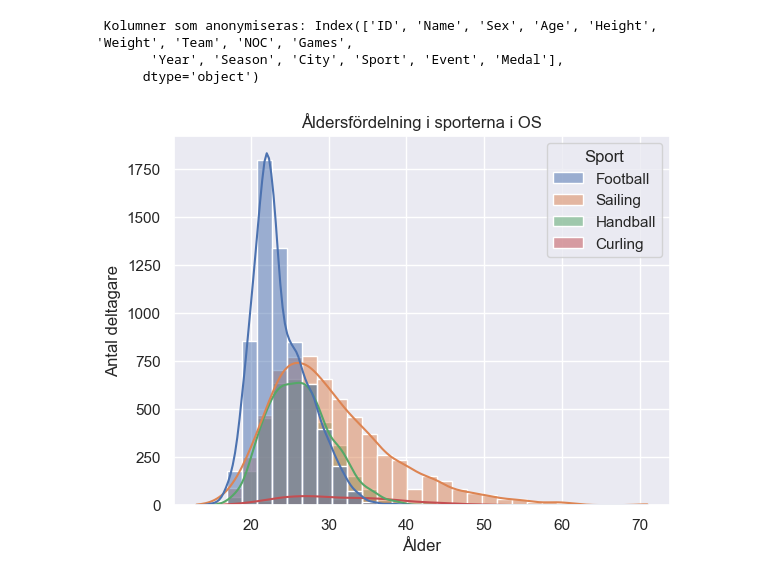
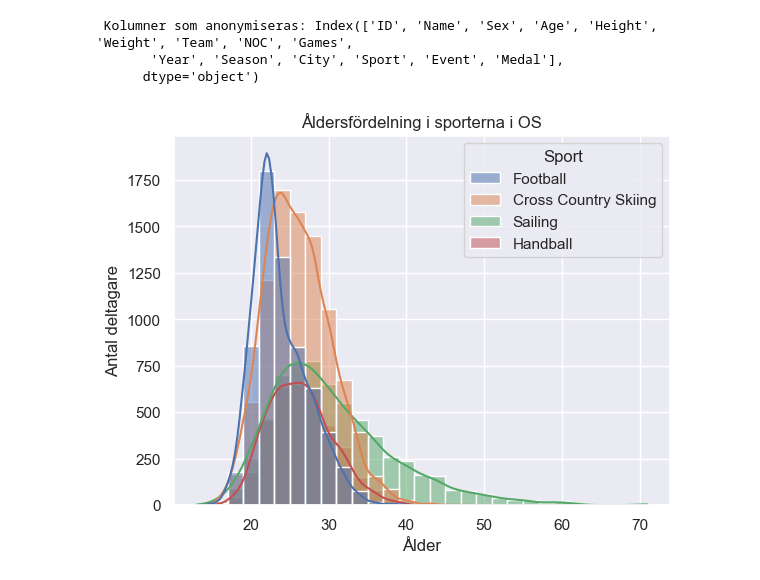
Before and after one commit to n00rp/Project_Olympic, a Jupyter notebook: Individuella filer/individuell_fil_jenny.ipynb, the cells around one changed output. Cells and saved outputs as stored; diff of their text form; code cells hidden in the pictures.

```diff
--- a/Individuella filer/individuell_fil_jenny.ipynb
+++ b/Individuella filer/individuell_fil_jenny.ipynb
@@ -17,13 +17,13 @@ print(f" Kolumner som anonymiseras: {df_anonym.columns}")
       dtype='object')
 # %%
 #  åldersfördelning i sporterna
-df_sporter = df_anonym[df_anonym["Sport"].isin(["Curling", "Football", "Sailing", "Handball"])]
+df_sporter = df_anonym[df_anonym["Sport"].isin(["Cross Country Skiing", "Football", "Sailing", "Handball"])]
 sns.set_theme(style="darkgrid")
-sns.histplot(x="Age", hue="Sport", data=df_sporter, bins=20, kde=True)
+sns.histplot(x="Age", hue="Sport", data=df_sporter, binwidth=2, kde=True)
 
 plt.title("Åldersfördelning i sporterna i OS")
 plt.xlabel("Ålder")
 plt.ylabel("Antal deltagare")
 plt.show()
 # %% [output]
-[figure, old version]
+[figure, new version]
```
Also changed, not shown: parts of 4 cells of this notebook.
